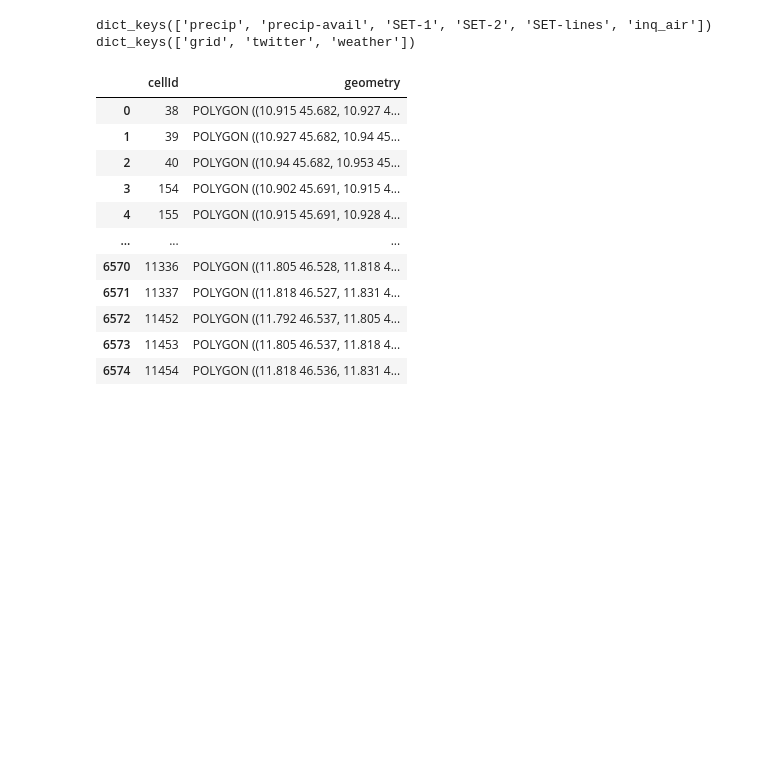
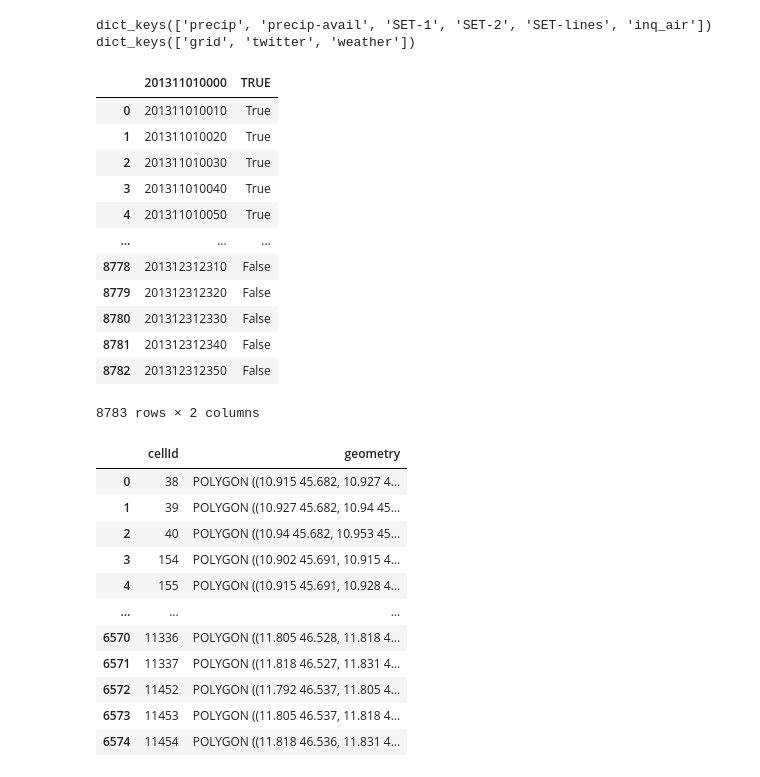
Before and after one commit to alessandro-turino/Data_science_project_UniTn, a Jupyter notebook: ProjectEDA.ipynb, the cells around one changed output. Drawn from its saved outputs; the diff is of its cells as text; code cells hidden in the pictures; blank space fills up the shorter version.

```diff
--- a/ProjectEDA.ipynb
+++ b/ProjectEDA.ipynb
@@ -117,6 +117,22 @@ print(gdfs.keys())
 # %% [output]
 dict_keys(['precip', 'precip-avail', 'SET-1', 'SET-2', 'SET-lines', 'inq_air'])
 dict_keys(['grid', 'twitter', 'weather'])
+# %%
+dfs['precip-avail']
+# %% [output]
+|  | 201311010000 | TRUE |
+| 0 | 201311010010 | True |
+| 1 | 201311010020 | True |
+| 2 | 201311010030 | True |
+| 3 | 201311010040 | True |
+| 4 | 201311010050 | True |
+| ... | ... | ... |
+| 8778 | 201312312310 | False |
+| 8779 | 201312312320 | False |
+| 8780 | 201312312330 | False |
+| 8781 | 201312312340 | False |
+| 8782 | 201312312350 | False |
+8783 rows × 2 columns
 # %%
 gdfs['grid']
 # %% [output]
```
Also changed, not shown: parts of 18 cells of this notebook, 2 other files.
